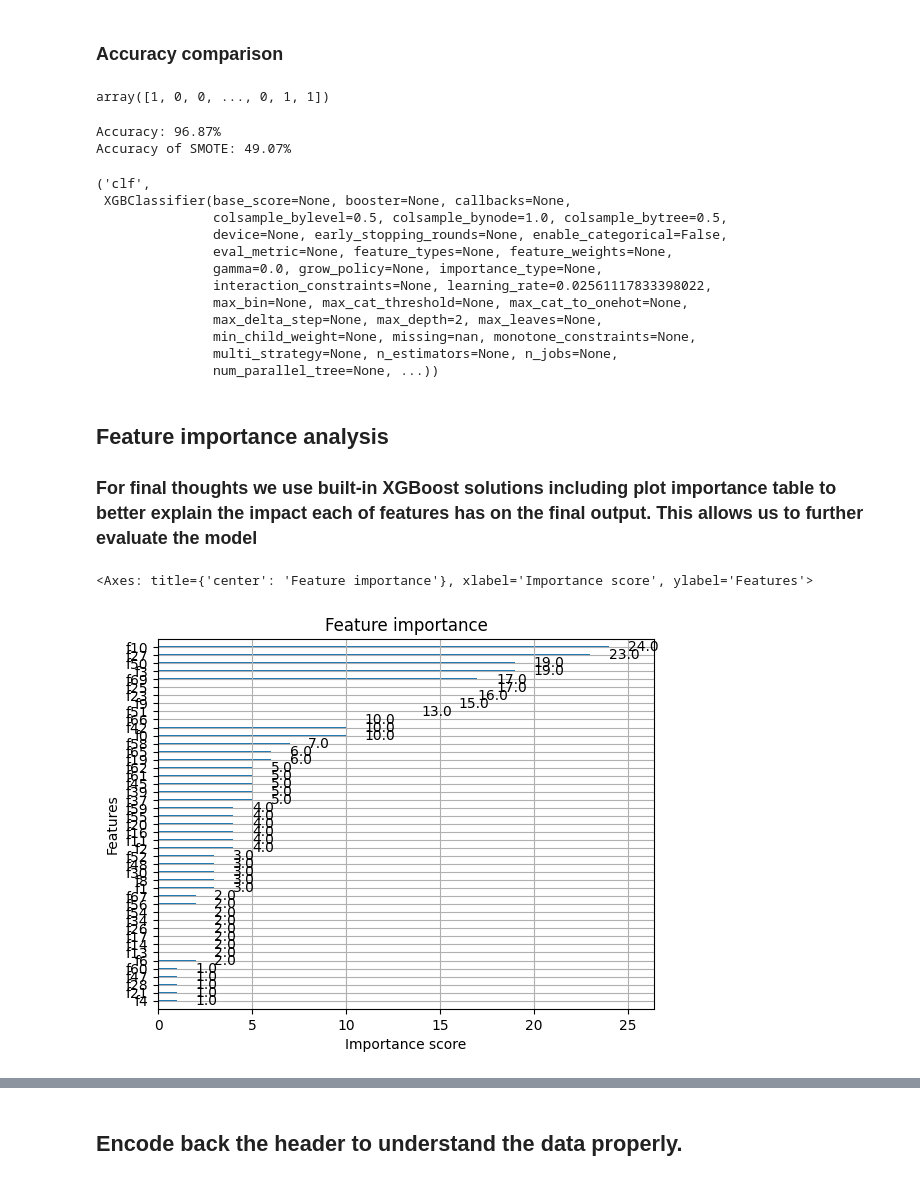
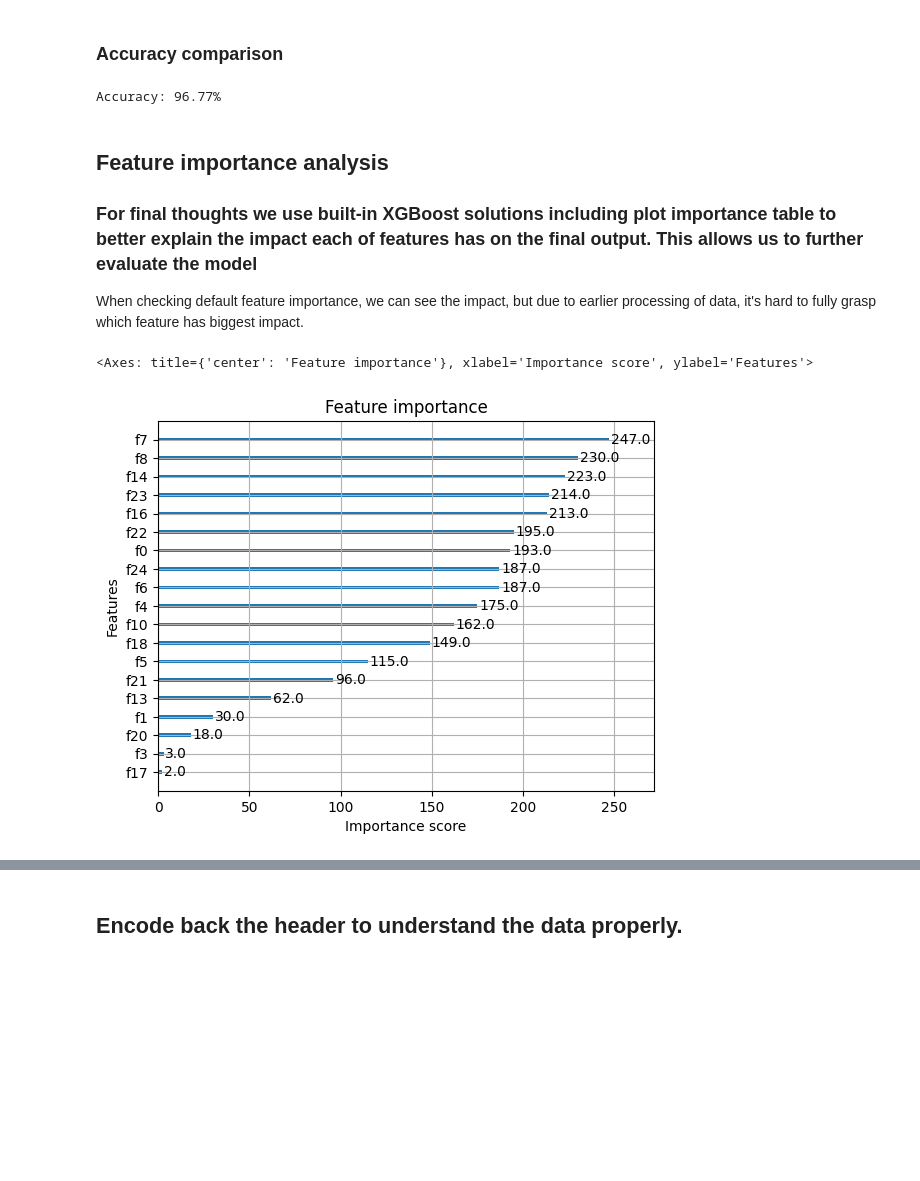
Before and after one commit to kora11e/XAI-Bankrupcy-Prediction-and-Explanation-with-XGBoost-Project, a Jupyter notebook: main.ipynb, the cells around one changed output, grey strips where cells are left out. Drawn from its saved outputs; the diff is of its cells as text; code cells hidden in the pictures; blank space fills up the shorter version.

```diff
--- a/main.ipynb
+++ b/main.ipynb
@@ -57,3 +60,13 @@ df.describe()
+# %%
+from scipy.stats import pointbiserialr
+
+
+for x in df:
+    if df[x].name != 'Bankrupt?':
+        n = pointbiserialr(df[x], df['Bankrupt?'])
+        if n.pvalue < 0.05:
+
+            df = df.drop([x], axis=1)
 # %%
 df.corr(method='pearson')
 # %% [output]
@@ -75,7 +93,7 @@ df.corr(method='pearson')
 # %%
 import numpy as np
 
-def drop_highly_correlated(df, threshold=0.8):
+def drop_highly_correlated(df, threshold=0.3):
     corr_matrix = df.corr().abs()
     upper = corr_matrix.where(
         np.triu(np.ones(corr_matrix.shape), k=1).astype(bool))
@@ -284,0 +203,16 @@ BayesSearchCV(cv=8,
+# %%
+#search space for different parameters
+search_space = {
+    'clf__max_depth': Integer(2,10),
+    'clf__learning_rate': Real(0.001, 1.0, prior='log-uniform'),
+    'clf__subsample': Real(0.5, 1.0),
+    'clf__colsample_bytree': Real(0.5, 1.0),
+    'clf__colsample_bylevel': Real(0.5, 1.0),
+    'clf__colsample_bynode': Real(0.5, 1.0),
+    'clf__reg_alpha': Real(0.0, 10.0),
+    'clf__reg_lambda': Real(0.0, 10.0),
+    'clf__gamma': Real(0.0, 10.0)
+    #add more if necessary
+}
+
+opt = BayesSearchCV(pipeline, search_space, cv=8, n_iter=50, scoring='roc_auc', random_state=42)
@@ -366,50 +300,28 @@ plt.show()
 # %% [markdown]
 <h3>Accuracy comparison</h3>
-# %%
-type(y_pred_smote)
-y_pred_smote
-# %% [output]
-array([1, 0, 0, ..., 0, 1, 1])
 # %%
 from sklearn.metrics import accuracy_score
 import random
 
 accuracy = accuracy_score(y_test, y_pred)
-accuracy_smote = accuracy_score(np.random.choice(y_test_smote, 2046), y_pred_smote)
 print("Accuracy: %.2f%%" % (accuracy * 100.0))
-print("Accuracy of SMOTE: %.2f%%" % (accuracy_smote * 100.0))
 # %% [output]
-Accuracy: 96.87%
-Accuracy of SMOTE: 49.07%
+Accuracy: 96.77%
-# %%
-opt.best_estimator_.steps[0]
-# %% [output]
-('clf',
- XGBClassifier(base_score=None, booster=None, callbacks=None,
-               colsample_bylevel=0.5, colsample_bynode=1.0, colsample_bytree=0.5,
-               device=None, early_stopping_rounds=None, enable_categorical=False,
-               eval_metric=None, feature_types=None, feature_weights=None,
-               gamma=0.0, grow_policy=None, importance_type=None,
-               interaction_constraints=None, learning_rate=0.02561117833398022,
-               max_bin=None, max_cat_threshold=None, max_cat_to_onehot=None,
-               max_delta_step=None, max_depth=2, max_leaves=None,
-               min_child_weight=None, missing=nan, monotone_constraints=None,
-               multi_strategy=None, n_estimators=None, n_jobs=None,
-               num_parallel_tree=None, ...))
 # %% [markdown]
 <h2>Feature importance analysis</h2>
 <h3>For final thoughts we use built-in XGBoost solutions including plot importance table to better explain the impact each of features has on the final output.
 This allows us to further evaluate the model</h3>
+
+When checking default feature importance, we can see the impact, but due to earlier processing of data, it's hard to fully grasp which feature has biggest impact.
 # %%
 from xgboost import plot_importance
 
-xgboost_step = opt.best_estimator_.named_steps['clf']
-xgboost_model = xgboost_step
+xgboost_model = opt.best_estimator_.named_steps['clf']
 
 plot_importance(xgboost_model)
 # %% [output]
 <Axes: title={'center': 'Feature importance'}, xlabel='Importance score', ylabel='Features'>
-[figure, old version]
+[figure, new version]
 # %%
 print(type(opt.best_estimator_.named_steps['clf']))
 opt.best_estimator_.named_steps['clf']
```
Also changed, not shown: parts of 62 cells of this notebook.
